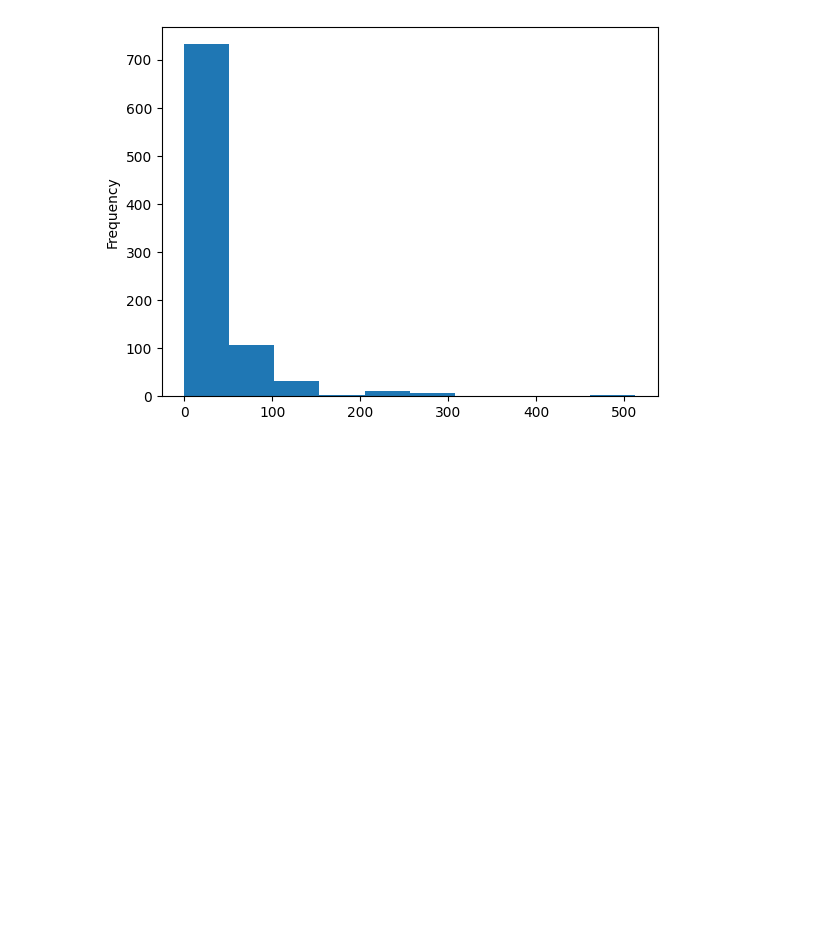
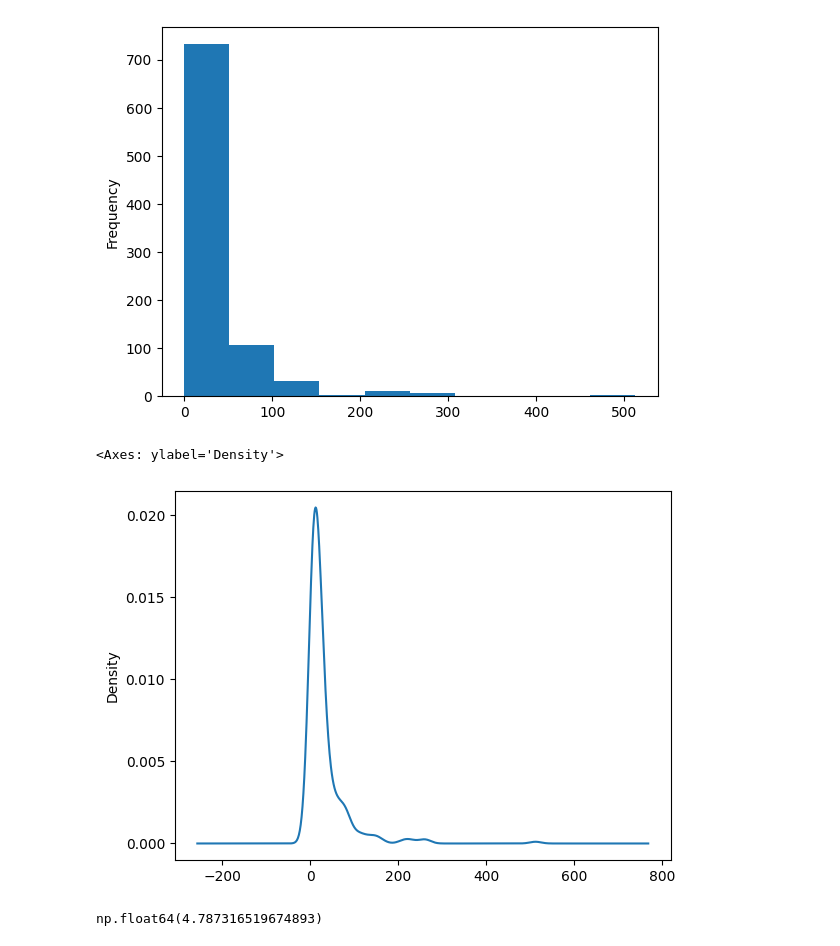
Before and after one commit to GitTanish/DataAnalysis, a Jupyter notebook: eda1.ipynb, the cells around one changed output. Drawn from its saved outputs; the diff is of its cells as text; code cells hidden in the pictures; blank space fills up the shorter version.

```diff
--- a/eda1.ipynb
+++ b/eda1.ipynb
@@ -145,3 +147,12 @@ df['Fare'].plot(kind='hist')
 # %% [output]
 <Axes: ylabel='Frequency'>
 [figure]
+# %%
+df['Fare'].plot(kind='kde')
+# %% [output]
+<Axes: ylabel='Density'>
+[figure, added]
+# %%
+df['Fare'].skew()
+# %% [output]
+np.float64(4.787316519674893)
```
Also changed, not shown: parts of 4 cells of this notebook.
